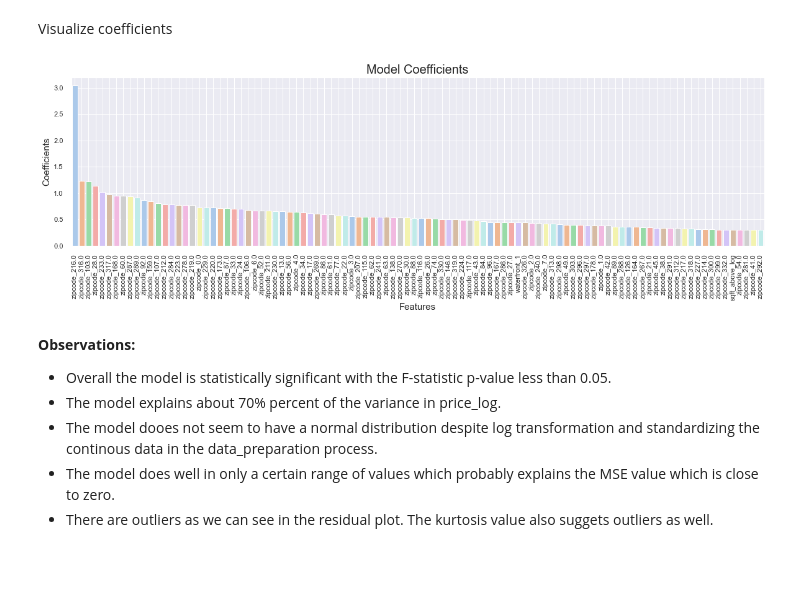
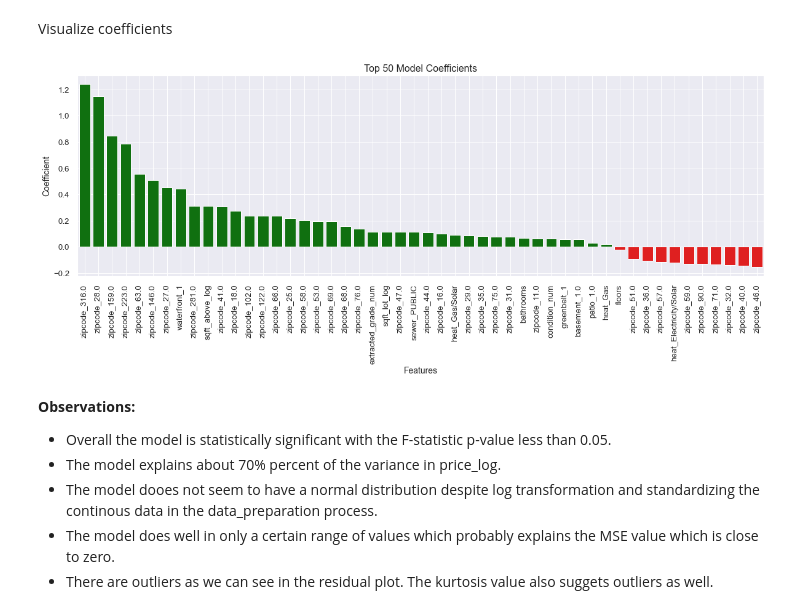
Before and after one commit to cristopher-d-delgado/Project_Linear_Regression_King_County, a Jupyter notebook: notebooks/modeling.ipynb, the cells around one changed output. Saved outputs shown, nothing was run; the diff lists cells and outputs as text; code cells hidden in the pictures; blank space fills up the shorter version.

Commit message:
Created model coefficient graphs

```diff
--- a/notebooks/modeling.ipynb
+++ b/notebooks/modeling.ipynb
@@ -224,24 +224,26 @@ Model Predictions are off by a factor of 1.38 times the actual price.
 Visualize coefficients
 # %%
 # Get the coefficients from the fitted model
-coefficients = model1_results.params
+coefficients = model.params
 
-# Determine top 30 features
-top_features = coefficients.drop('const').abs().nlargest(100)
+# Ignore the constant (intercept) term, and get the top 50 features
+top_features = coefficients.drop('const').nlargest(50)
 
-# Create a bar graph to visualize the coefficients
-# Set custom font sizes for the plot
-sns.set(font_scale=1.0)
-plt.figure(figsize=(20, 5))
-sns.barplot(x=top_features.index, y=top_features.values, palette='pastel')
-plt.xlabel('Features', fontsize=15)
-plt.ylabel('Coefficients', fontsize=15)
-plt.title('Model Coefficients', fontsize=20)
-plt.xticks(rotation=90)  # Rotate the x-axis labels for better readability
+# Set custom font sizes and colors for the plot
+sns.set(font_scale=1.2)
+colors = ['green' if c >= 0 else 'red' for c in top_features.values]
+
+# Create a horizontal line plot to visualize the top 50 coefficients
+plt.figure(figsize=(20, 6))
+sns.barplot(x=top_features.index, y=top_features.values, palette=colors, orient='v')
+plt.xlabel('Features', fontsize=14)
+plt.ylabel('Coefficient', fontsize=14)
+plt.title('Top 50 Model Coefficients', fontsize=16)
+plt.xticks(rotation=90)
 plt.grid(True)
 plt.show()
 # %% [output]
-[figure, old version]
+[figure, new version]
 # %% [markdown]
 **Observations:**
 * Overall the model is statistically significant with the F-statistic p-value less than 0.05.
```
Also changed, not shown: parts of 56 cells of this notebook.
